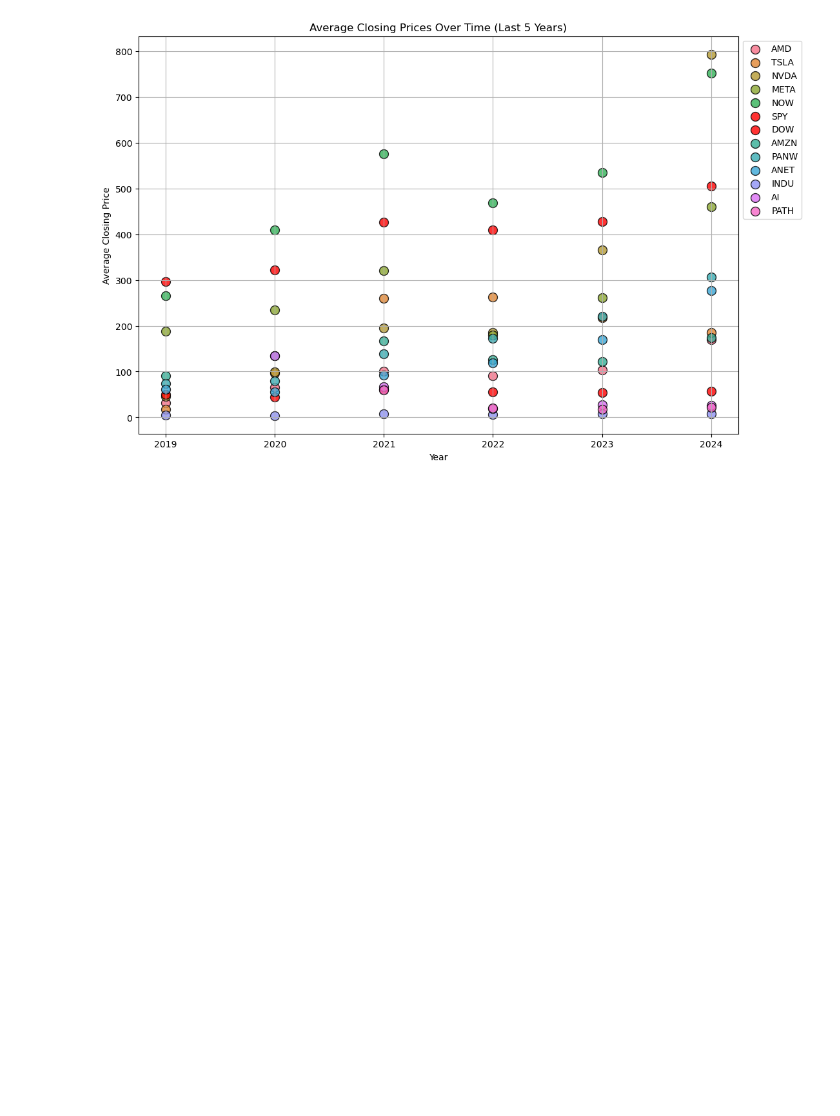
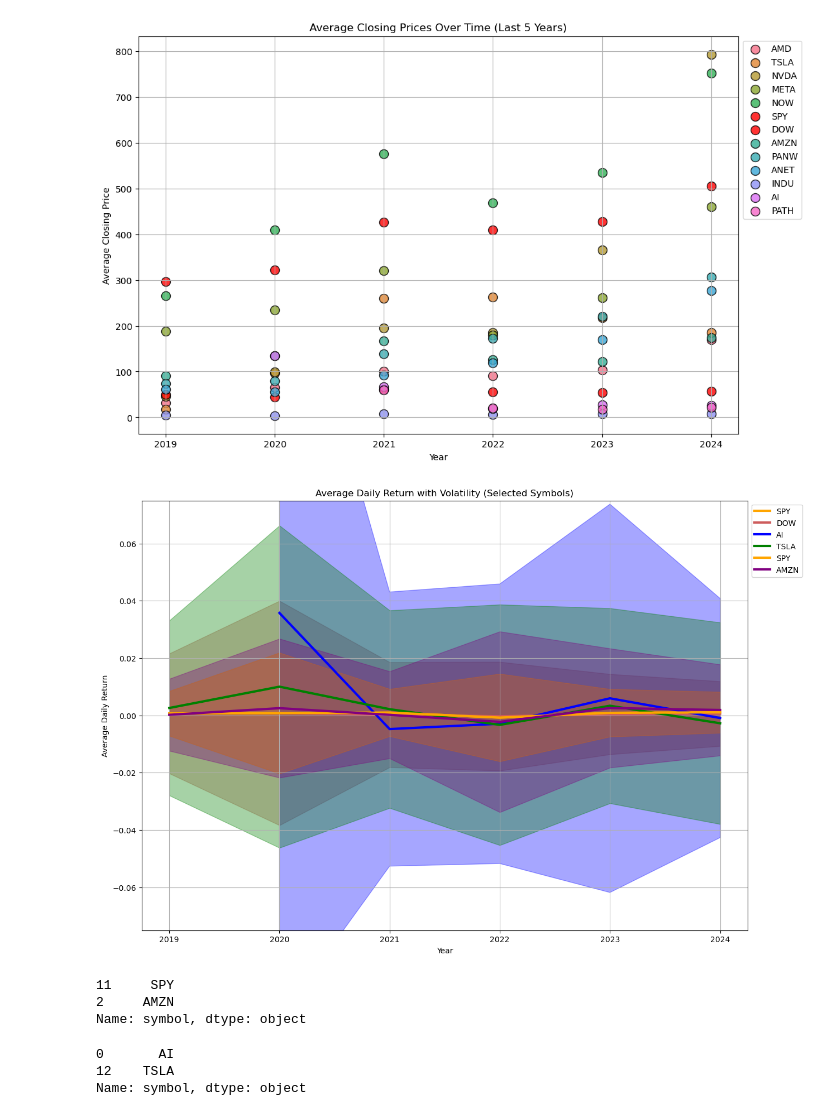
Before and after one commit to Nate-Sheibley/Top-10-AI-stocks-5y-overview, a Jupyter notebook: AIStocksProject/master.ipynb, the cells around one changed output. Cells and saved outputs as stored; diff of their text form; code cells hidden in the pictures; blank space fills up the shorter version.

Commit message:
sorted new scv files and created 2 plots

```diff
--- a/AIStocksProject/master.ipynb
+++ b/AIStocksProject/master.ipynb
@@ -394,3 +414,77 @@ plt.savefig('average_closing_prices_over_time.png', bbox_inches='tight')
 plt.show()
 # %% [output]
 [figure]
+# %%
+import seaborn as sns
+# Calculate the average volatility for each symbol over all years
+average_volatility = average_daily_statistics.groupby('symbol')['volatility'].mean().reset_index()
+
+# Identify the two symbols with the highest average volatility
+top_2_volatility_symbols = average_volatility.nlargest(2, 'volatility')['symbol']
+
+# Identify the two symbols with the lowest average volatility
+lowest_2_volatility_symbols = average_volatility.nsmallest(2, 'volatility')['symbol']
+
+# Combine the symbols of interest (SPY, DOW, top 2 highest volatility, and lowest 2 lowest volatility)
+symbols_of_interest = ['SPY', 'DOW'] + top_2_volatility_symbols.tolist() + lowest_2_volatility_symbols.tolist()
+
+# Filter the DataFrame to include only the symbols of interest
+filtered_df = average_daily_statistics[average_daily_statistics['symbol'].isin(symbols_of_interest)]
+
+# Define specific colors for the symbols
+color_map = {
+    'SPY': '#B22222',
+    'DOW': '#CD5C5C',
+    top_2_volatility_symbols.iloc[0]: 'blue',
+    top_2_volatility_symbols.iloc[1]: 'green',
+    lowest_2_volatility_symbols.iloc[0]: 'orange',
+    lowest_2_volatility_symbols.iloc[1]: 'purple'
+}
+
+# Set up the plot
+plt.figure(figsize=(14, 10))
+
+# Plot for each symbol
+for symbol in symbols_of_interest:
+    symbol_df = filtered_df[filtered_df['symbol'] == symbol]
+    x = symbol_df['year']
+    y = symbol_df['average_daily_return']
+    volatility = symbol_df['volatility']
+
+    color = color_map[symbol]
+
+    plt.plot(x, y, label=symbol, color=color, linewidth=3)
+    plt.fill_between(x, y - volatility, y + volatility, color=color, alpha=0.35)
+
+# Set y-axis limits
+plt.ylim(-0.075, 0.075)
+
+# Add plot details
+plt.title('Average Daily Return with Volatility (Selected Symbols)')
+plt.xlabel('Year')
+plt.ylabel('Average Daily Return')
+plt.legend(loc='upper left', bbox_to_anchor=(1, 1))
+plt.grid(True)
+
+# Save the figure
+plt.savefig('average_daily_return_with_volatility_selected_symbols.png', bbox_inches='tight')
+
+# Show the plot
+plt.show()
+# %% [output]
+[figure, added]
+# %%
+# print 2 safest stocks among analysed with the lowest volatility
+lowest_2_volatility_symbols
+# %% [output]
+11     SPY
+2     AMZN
+Name: symbol, dtype: object
+# %%
+#printing 3 companies with the highest volatility
+
+top_2_volatility_symbols
+# %% [output]
+0       AI
+12    TSLA
+Name: symbol, dtype: object
```
Also changed, not shown: parts of 7 cells of this notebook.
